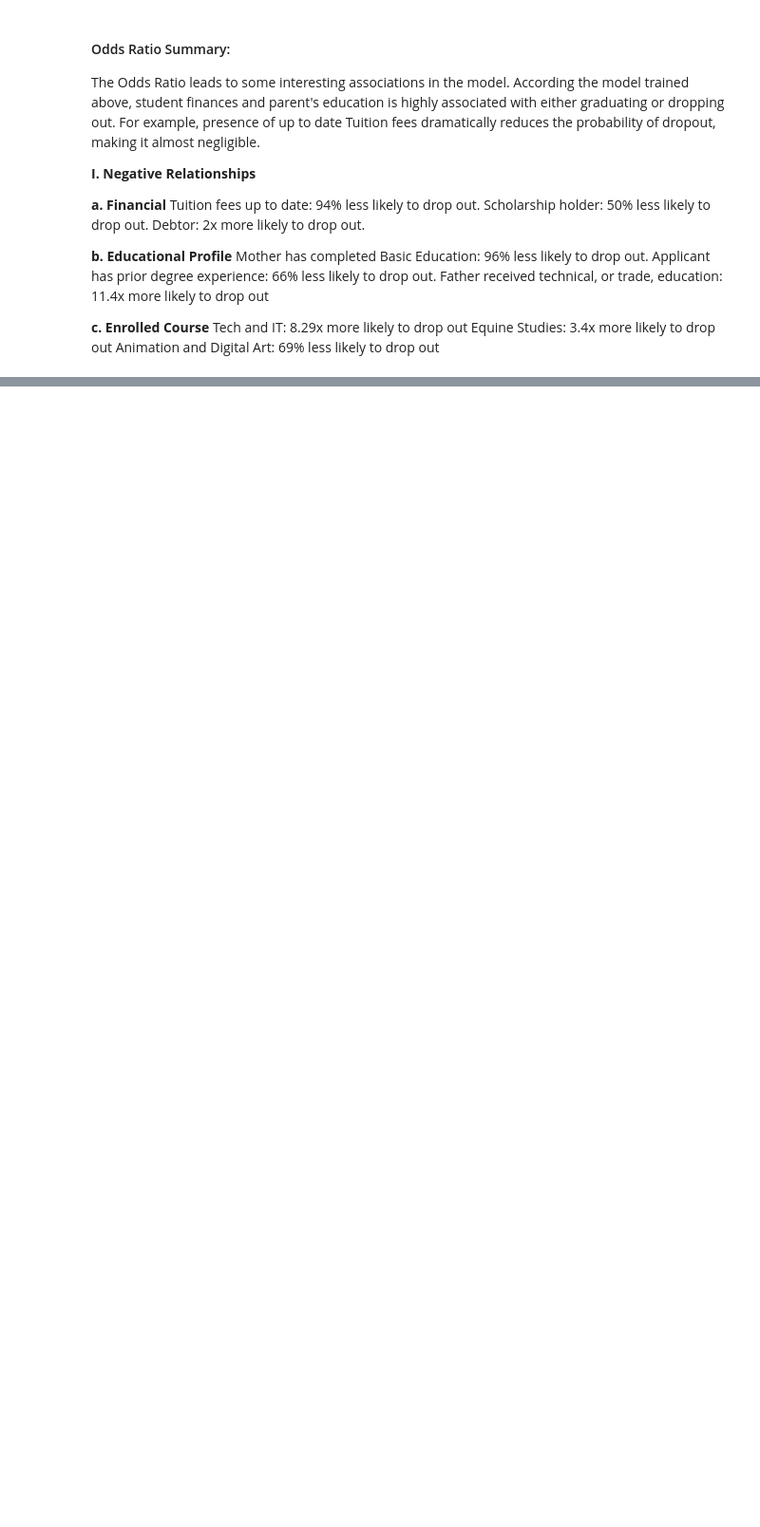
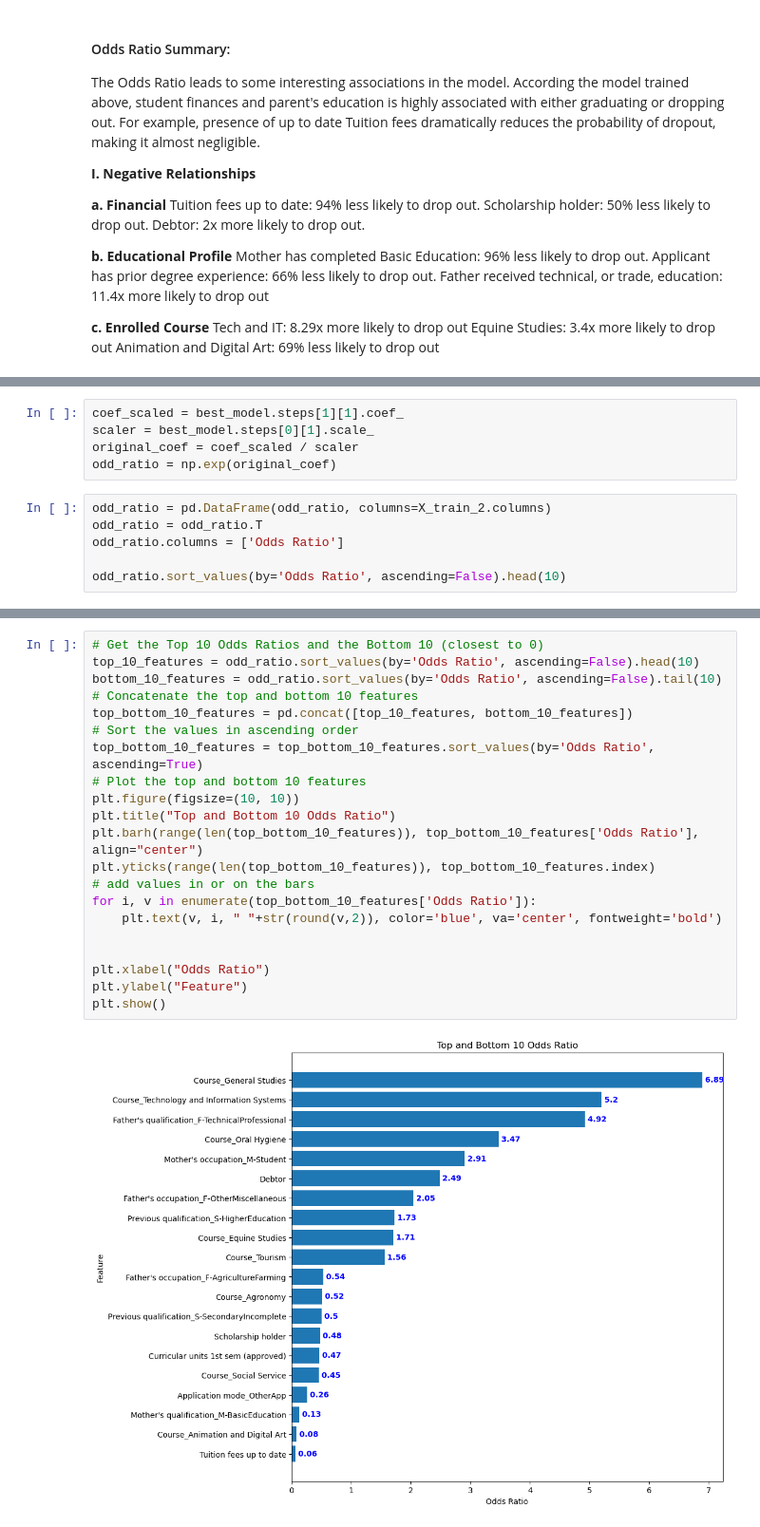
Before and after one commit to Kevin-Kwasnik/student-dropout-prediction, a Jupyter notebook: 4.Modeling/Modeling.ipynb, the cells around one changed output, grey strips where cells are left out. Shown at 95% size. Cells and saved outputs as stored; diff of their text form; blank space fills up the shorter version.

```diff
--- a/4.Modeling/Modeling.ipynb
+++ b/4.Modeling/Modeling.ipynb
@@ -282,0 +440,11 @@ Animation and Digital Art: 69% less likely to drop out</br>
+# %%
+coef_scaled = best_model.steps[1][1].coef_
+scaler = best_model.steps[0][1].scale_
+original_coef = coef_scaled / scaler
+odd_ratio = np.exp(original_coef)
+# %%
+odd_ratio = pd.DataFrame(odd_ratio, columns=X_train_2.columns)
+odd_ratio = odd_ratio.T
+odd_ratio.columns = ['Odds Ratio']
+
+odd_ratio.sort_values(by='Odds Ratio', ascending=False).head(10)
@@ -283,3 +463,26 @@ Animation and Digital Art: 69% less likely to drop out</br>
+# %%
+# Get the Top 10 Odds Ratios and the Bottom 10 (closest to 0)
+top_10_features = odd_ratio.sort_values(by='Odds Ratio', ascending=False).head(10)
+bottom_10_features = odd_ratio.sort_values(by='Odds Ratio', ascending=False).tail(10)
+# Concatenate the top and bottom 10 features
+top_bottom_10_features = pd.concat([top_10_features, bottom_10_features])
+# Sort the values in ascending order
+top_bottom_10_features = top_bottom_10_features.sort_values(by='Odds Ratio', ascending=True)
+# Plot the top and bottom 10 features
+plt.figure(figsize=(10, 10))
+plt.title("Top and Bottom 10 Odds Ratio")
+plt.barh(range(len(top_bottom_10_features)), top_bottom_10_features['Odds Ratio'], align="center")
+plt.yticks(range(len(top_bottom_10_features)), top_bottom_10_features.index)
+# add values in or on the bars
+for i, v in enumerate(top_bottom_10_features['Odds Ratio']):
+    plt.text(v, i, " "+str(round(v,2)), color='blue', va='center', fontweight='bold')
+
+
+plt.xlabel("Odds Ratio")
+plt.ylabel("Feature")
+plt.show()
+# %% [output]
+[figure, added]
 # %%
 ## TO DO: convert the below to a clean summary markdown cell
 
```
Also changed, not shown: parts of 17 cells of this notebook, 5 other files.
